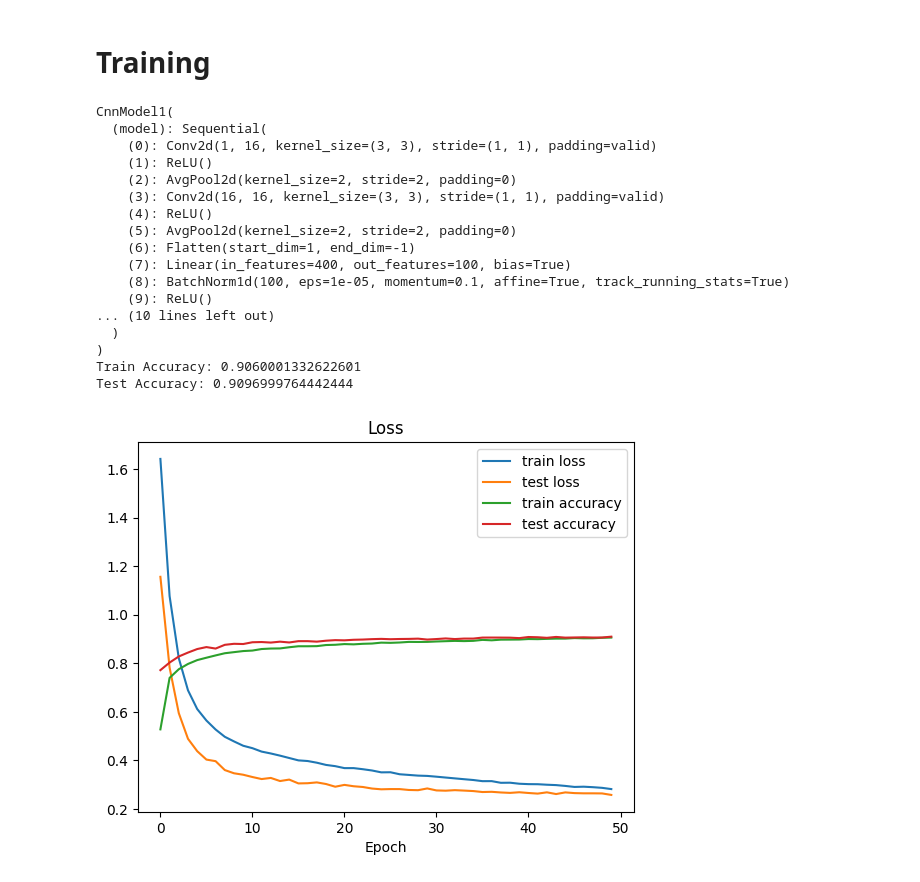
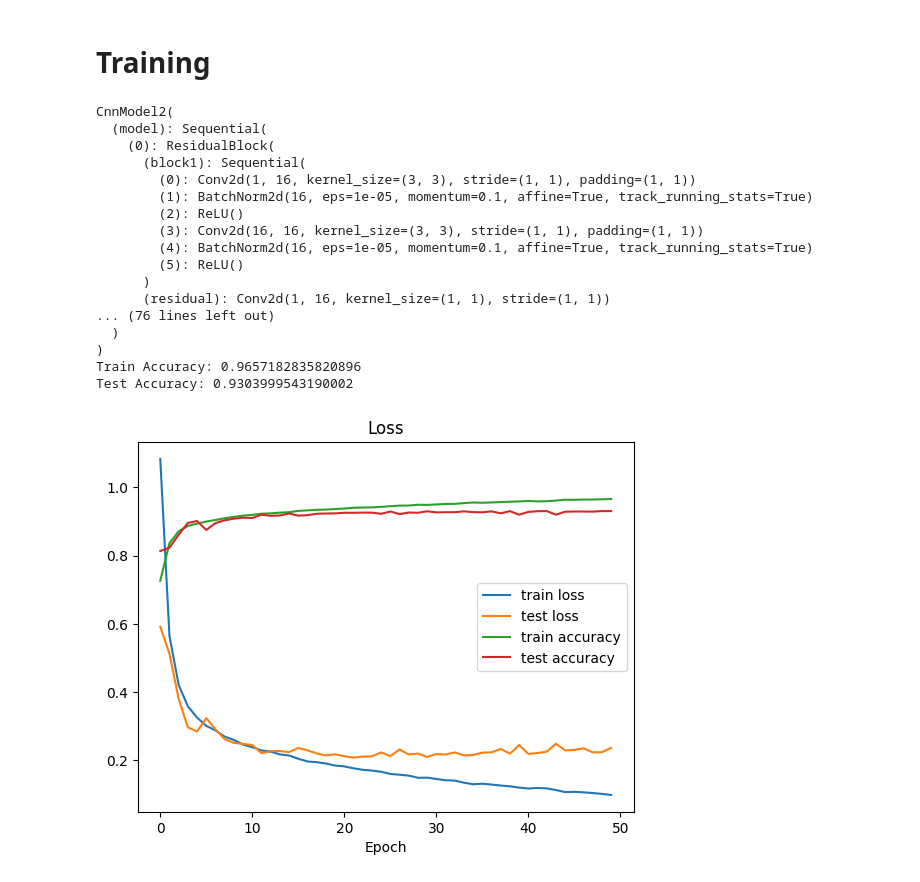
Before and after one commit to squivix/ann-assignment2, a Jupyter notebook: cnn.ipynb, the cells around one changed output. Cells and saved outputs as stored; diff of their text form; code cells hidden in the pictures.

```diff
--- a/cnn.ipynb
+++ b/cnn.ipynb
@@ -44,46 +44,46 @@ cpu
 # %%
 
 from models.cnn1 import CnnModel1
 from models.cnn2 import CnnModel2
 # define function mlp_train so that it can be run from this cell
 from train import mlp_train
 
 # train and evaluate mlp_model
-model = CnnModel1(output_dim)
+model = CnnModel2(output_dim)
 model.to(device)
 model, train_losses, train_accuracies, test_losses, test_accuracies = mlp_train(model, data, train_loader,
                                                                                 learning_rate=0.0001,
                                                                                 max_epochs=50)
 # model: untrained model
 print(model)
 
 plt.plot(train_losses, label="train loss")
 plt.plot(test_losses, label="test loss")
 plt.plot(train_accuracies, label="train accuracy")
 plt.plot(test_accuracies, label="test accuracy")
 plt.legend()
 
 plt.title('Loss')
 plt.xlabel('Epoch')
 
 print(f"Train Accuracy: {train_accuracies[-1]}")
 print(f"Test Accuracy: {test_accuracies[-1]}")
 # %% [output]
-CnnModel1(
+CnnModel2(
   (model): Sequential(
-    (0): Conv2d(1, 16, kernel_size=(3, 3), stride=(1, 1), padding=valid)
-    (1): ReLU()
-    (2): AvgPool2d(kernel_size=2, stride=2, padding=0)
-    (3): Conv2d(16, 16, kernel_size=(3, 3), stride=(1, 1), padding=valid)
-    (4): ReLU()
-    (5): AvgPool2d(kernel_size=2, stride=2, padding=0)
-    (6): Flatten(start_dim=1, end_dim=-1)
-    (7): Linear(in_features=400, out_features=100, bias=True)
-    (8): BatchNorm1d(100, eps=1e-05, momentum=0.1, affine=True, track_running_stats=True)
-    (9): ReLU()
-... (10 lines left out)
+    (0): ResidualBlock(
+      (block1): Sequential(
+        (0): Conv2d(1, 16, kernel_size=(3, 3), stride=(1, 1), padding=(1, 1))
+        (1): BatchNorm2d(16, eps=1e-05, momentum=0.1, affine=True, track_running_stats=True)
+        (2): ReLU()
+        (3): Conv2d(16, 16, kernel_size=(3, 3), stride=(1, 1), padding=(1, 1))
+        (4): BatchNorm2d(16, eps=1e-05, momentum=0.1, affine=True, track_running_stats=True)
+        (5): ReLU()
+      )
+      (residual): Conv2d(1, 16, kernel_size=(1, 1), stride=(1, 1))
+... (76 lines left out)
   )
 )
-Train Accuracy: 0.9060001332622601
-Test Accuracy: 0.9096999764442444
+Train Accuracy: 0.9657182835820896
+Test Accuracy: 0.9303999543190002
-[figure, old version]
+[figure, new version]
```
Also changed, not shown: parts of 1 cell of this notebook, 1 other file.
